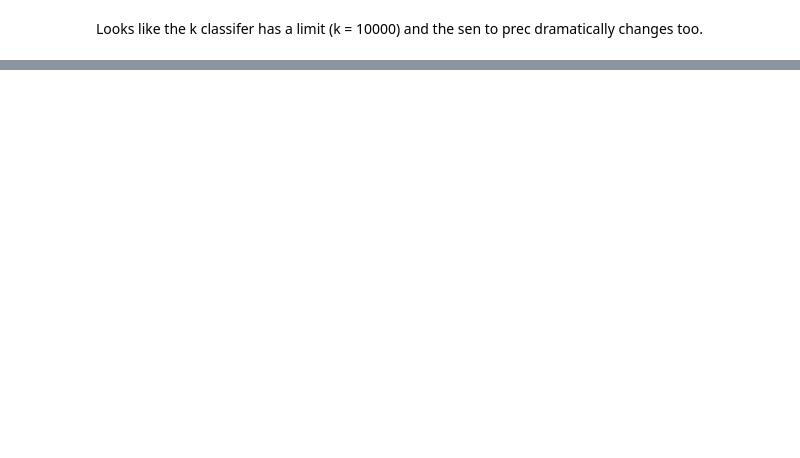
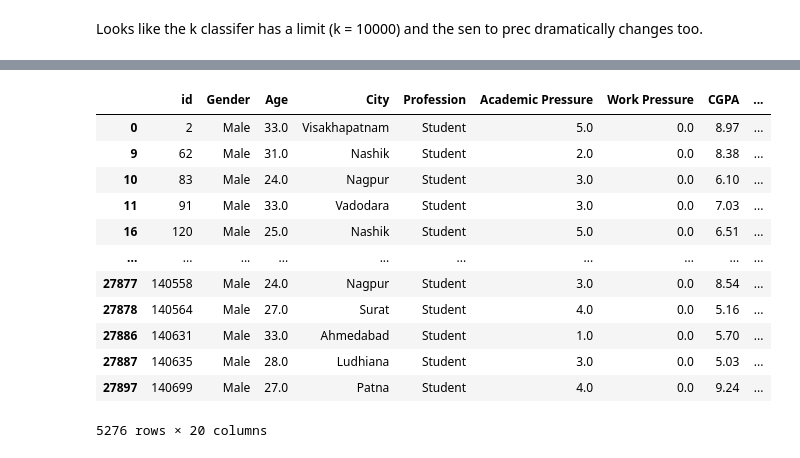
Before and after one commit to EAduAgyei/TDSProject2025, a Jupyter notebook: TDSProjectSD2025.ipynb, the cells around one changed output, grey strips where cells are left out. Saved outputs shown, nothing was run; the diff lists cells and outputs as text; code cells hidden in the pictures; blank space fills up the shorter version.

```diff
--- a/TDSProjectSD2025.ipynb
+++ b/TDSProjectSD2025.ipynb
@@ -615,0 +519,16 @@ Looks like the k classifer has a limit (k = 10000) and the sen to prec dramatica
+# %%
+depression4[depression4["scaled_clusters"] == 1]
+# %% [output]
+|  | id | Gender | Age | City | Profession | Academic Pressure | Work Pressure | CGPA | ... |
+| 0 | 2 | Male | 33.0 | Visakhapatnam | Student | 5.0 | 0.0 | 8.97 | ... |
+| 9 | 62 | Male | 31.0 | Nashik | Student | 2.0 | 0.0 | 8.38 | ... |
+| 10 | 83 | Male | 24.0 | Nagpur | Student | 3.0 | 0.0 | 6.10 | ... |
+| 11 | 91 | Male | 33.0 | Vadodara | Student | 3.0 | 0.0 | 7.03 | ... |
+| 16 | 120 | Male | 25.0 | Nashik | Student | 5.0 | 0.0 | 6.51 | ... |
+| ... | ... | ... | ... | ... | ... | ... | ... | ... | ... |
+| 27877 | 140558 | Male | 24.0 | Nagpur | Student | 3.0 | 0.0 | 8.54 | ... |
+| 27878 | 140564 | Male | 27.0 | Surat | Student | 4.0 | 0.0 | 5.16 | ... |
+| 27886 | 140631 | Male | 33.0 | Ahmedabad | Student | 1.0 | 0.0 | 5.70 | ... |
+| 27887 | 140635 | Male | 28.0 | Ludhiana | Student | 3.0 | 0.0 | 5.03 | ... |
+| 27897 | 140699 | Male | 27.0 | Patna | Student | 4.0 | 0.0 | 9.24 | ... |
+5276 rows × 20 columns
```
Also changed, not shown: parts of 71 cells of this notebook.
